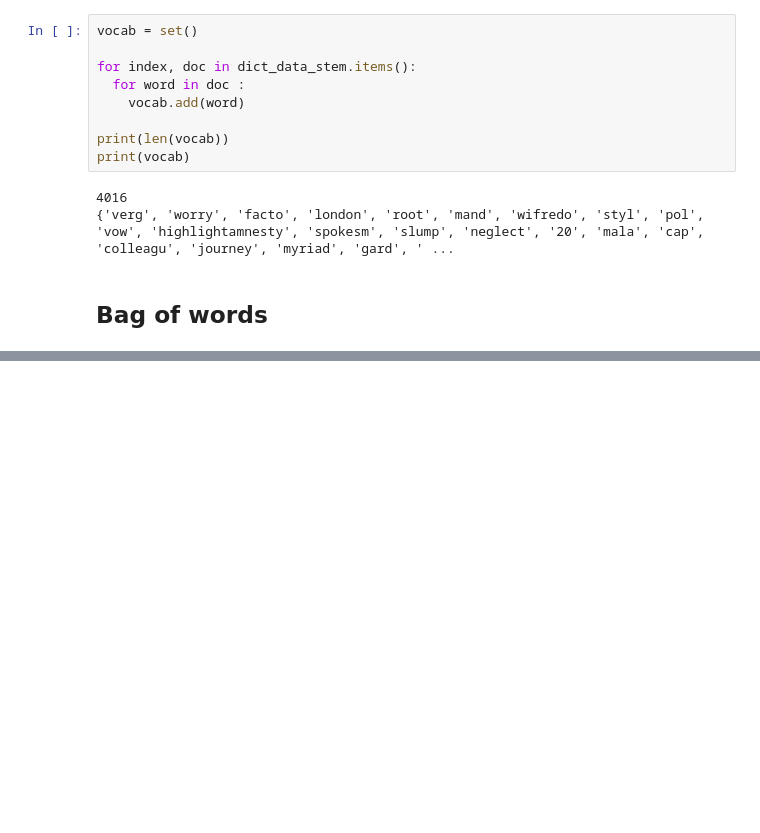
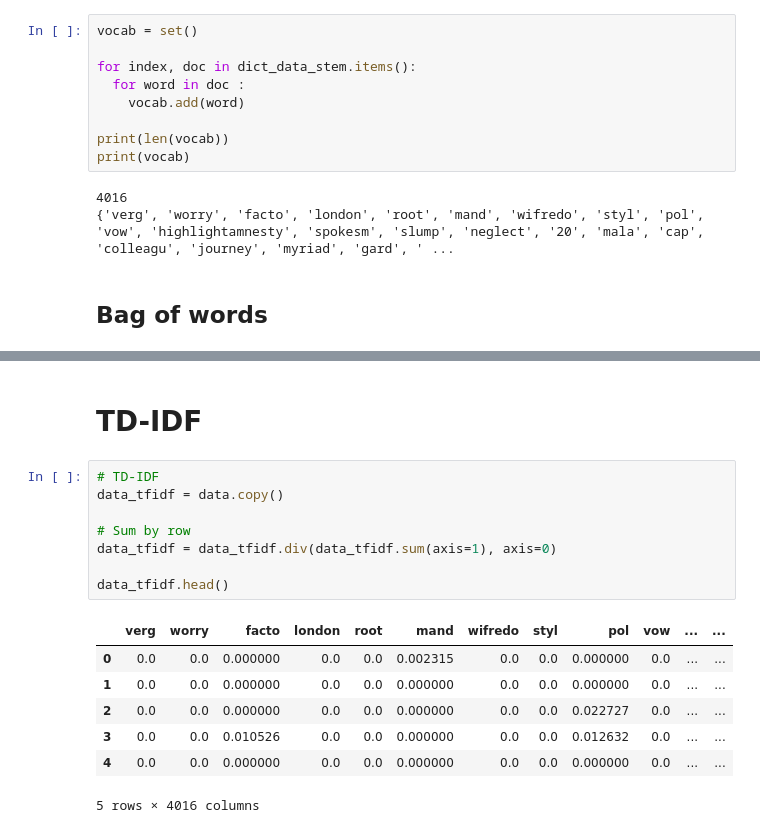
Before and after one commit to Neloxe/nlp-course, a Jupyter notebook: Exercice_2.ipynb, the cells around one changed output, grey strips where cells are left out. Drawn from its saved outputs; the diff is of its cells as text; blank space fills up the shorter version.

```diff
--- a/Exercice_2.ipynb
+++ b/Exercice_2.ipynb
@@ -195,0 +172,18 @@ plt.gca().spines[['top', 'right',]].set_visible(False)
+# %% [markdown]
+# TD-IDF
+# %%
+# TD-IDF
+data_tfidf = data.copy()
+
+# Sum by row
+data_tfidf = data_tfidf.div(data_tfidf.sum(axis=1), axis=0)
+
+data_tfidf.head()
+# %% [output]
+|  | verg | worry | facto | london | root | mand | wifredo | styl | pol | vow | ... | ... |
+| 0 | 0.0 | 0.0 | 0.000000 | 0.0 | 0.0 | 0.002315 | 0.0 | 0.0 | 0.000000 | 0.0 | ... | ... |
+| 1 | 0.0 | 0.0 | 0.000000 | 0.0 | 0.0 | 0.000000 | 0.0 | 0.0 | 0.000000 | 0.0 | ... | ... |
+| 2 | 0.0 | 0.0 | 0.000000 | 0.0 | 0.0 | 0.000000 | 0.0 | 0.0 | 0.022727 | 0.0 | ... | ... |
+| 3 | 0.0 | 0.0 | 0.010526 | 0.0 | 0.0 | 0.000000 | 0.0 | 0.0 | 0.012632 | 0.0 | ... | ... |
+| 4 | 0.0 | 0.0 | 0.000000 | 0.0 | 0.0 | 0.000000 | 0.0 | 0.0 | 0.000000 | 0.0 | ... | ... |
+5 rows × 4016 columns
```
Also changed, not shown: parts of 1 cell of this notebook.
